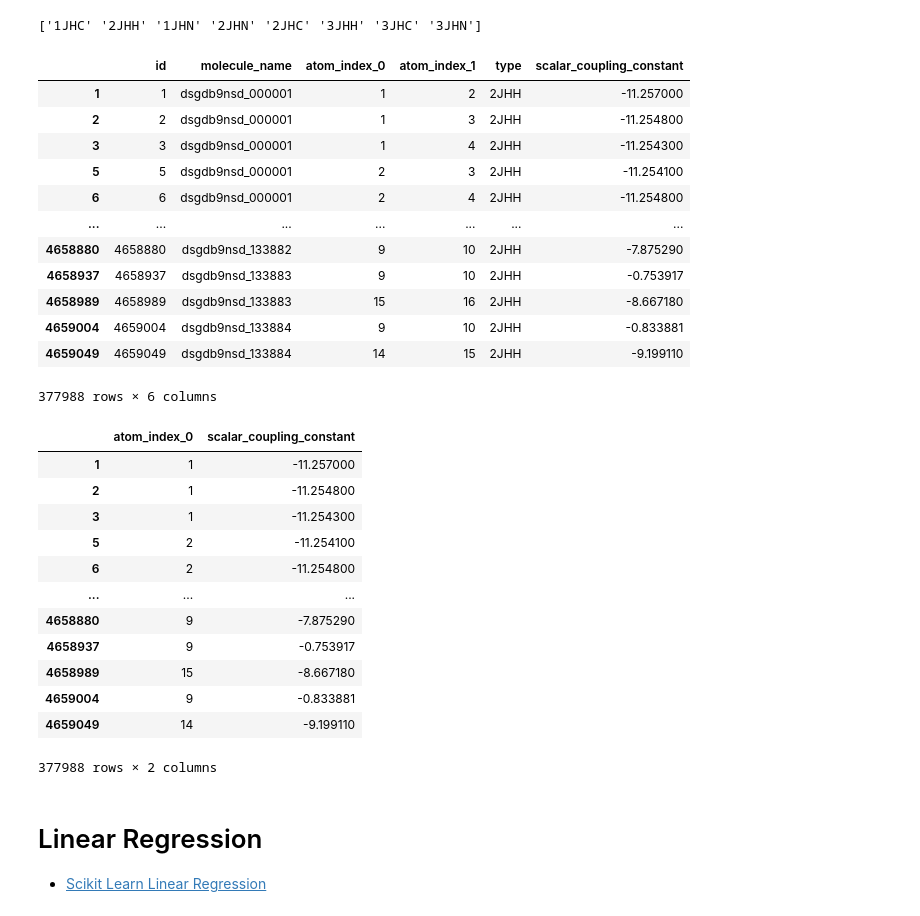
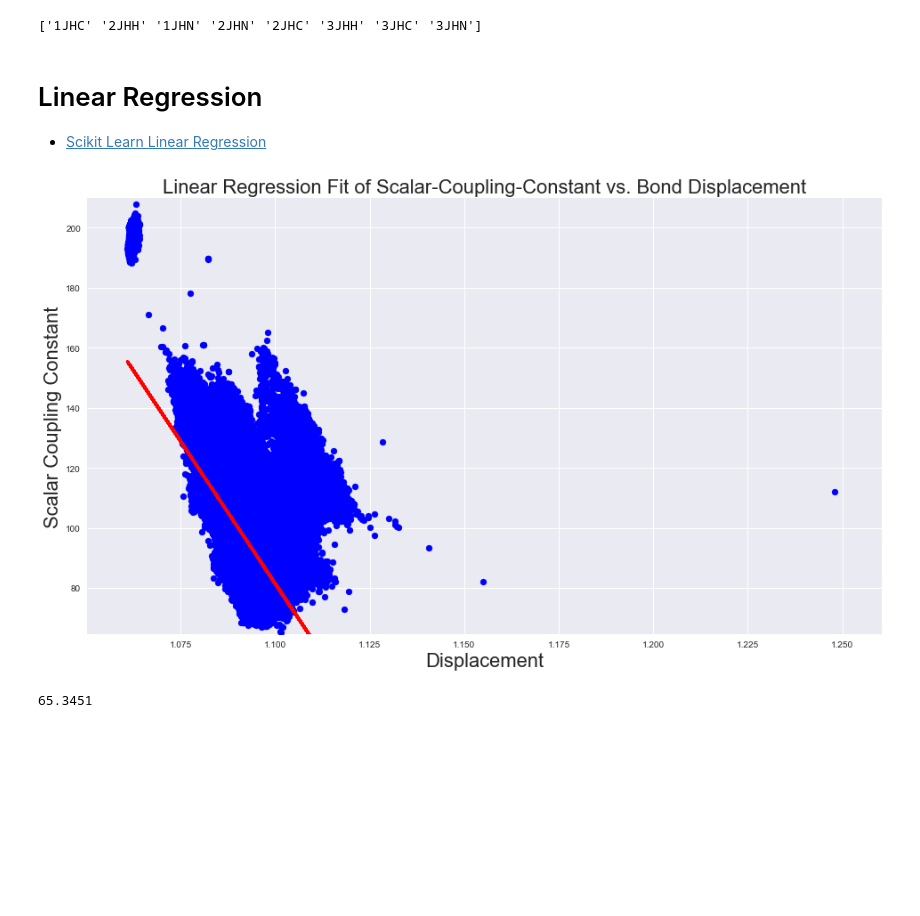
Before and after one commit to stonefollari/champs, a Jupyter notebook: src.ipynb, the cells around one changed output. Saved outputs shown, nothing was run; the diff lists cells and outputs as text; code cells hidden in the pictures; blank space fills up the shorter version.

Commit message:
Linear Regression fitting

```diff
--- a/src.ipynb
+++ b/src.ipynb
@@ -17,3 +15,7 @@ plt.style.use('classic')
+# %%
+plt.style.use('seaborn')
+plt.rcParams["figure.figsize"] = [16,9]
+plt.rcParams.update({'font.size': 16})
 # %% [markdown]
 # Data Sets
 * structures.csv - `structures_df` - Contains the xyz coordinates of each atom within each molecule
@@ -100,3 +73,8 @@ mol_df
 * Linear Regression of Bond Type & Magnitude of Bond Distance.
 # %% [markdown]
 ### The different kinds of bonds present in the data
+# %%
+def atom_displacement(row):
+    return np.linalg.norm(np.array([row['x_1']-row['x_0'],row['y_1']-row['y_0'],row['z_1']-row['z_0']]))
+# %%
+mol_df['displacement'] = mol_df.apply(lambda row: atom_displacement(row), axis=1)
@@ -109,35 +101,34 @@ twojhh_df = train_df[ champs_df.type == '2JHH']
-# %%
-twojhh_df
-# %% [output]
-|  | id | molecule_name | atom_index_0 | atom_index_1 | type | scalar_coupling_constant |
-| 1 | 1 | dsgdb9nsd_000001 | 1 | 2 | 2JHH | -11.257000 |
-| 2 | 2 | dsgdb9nsd_000001 | 1 | 3 | 2JHH | -11.254800 |
-| 3 | 3 | dsgdb9nsd_000001 | 1 | 4 | 2JHH | -11.254300 |
-| 5 | 5 | dsgdb9nsd_000001 | 2 | 3 | 2JHH | -11.254100 |
-| 6 | 6 | dsgdb9nsd_000001 | 2 | 4 | 2JHH | -11.254800 |
-| ... | ... | ... | ... | ... | ... | ... |
-| 4658880 | 4658880 | dsgdb9nsd_133882 | 9 | 10 | 2JHH | -7.875290 |
-| 4658937 | 4658937 | dsgdb9nsd_133883 | 9 | 10 | 2JHH | -0.753917 |
-| 4658989 | 4658989 | dsgdb9nsd_133883 | 15 | 16 | 2JHH | -8.667180 |
-| 4659004 | 4659004 | dsgdb9nsd_133884 | 9 | 10 | 2JHH | -0.833881 |
-| 4659049 | 4659049 | dsgdb9nsd_133884 | 14 | 15 | 2JHH | -9.199110 |
-377988 rows × 6 columns
-# %%
-twojhh_df[['atom_index_0', 'scalar_coupling_constant']]
-# %% [output]
-|  | atom_index_0 | scalar_coupling_constant |
-| 1 | 1 | -11.257000 |
-| 2 | 1 | -11.254800 |
-| 3 | 1 | -11.254300 |
-| 5 | 2 | -11.254100 |
-| 6 | 2 | -11.254800 |
-| ... | ... | ... |
-| 4658880 | 9 | -7.875290 |
-| 4658937 | 9 | -0.753917 |
-| 4658989 | 15 | -8.667180 |
-| 4659004 | 9 | -0.833881 |
-| 4659049 | 14 | -9.199110 |
-377988 rows × 2 columns
 # %% [markdown]
 # Linear Regression
 - [Scikit Learn Linear Regression](https://scikit-learn.org/stable/modules/linear_model.html)
+# %%
+type1 = mol_df[ mol_df.type == '1JHC'][['scalar_coupling_constant','displacement']]
+type1_x = type1['displacement'].values
+type1_X = type1_x.reshape(-1,1)
+type1_y = type1['scalar_coupling_constant'].values
+
+reg = linear_model.LinearRegression()
+reg.fit( type1_X, type1_y )
+
+# n = 500000
+n = type1_x.size
+x = type1_x[:n]
+y = type1_y[:n]
+
+plt.scatter(x, y,c='b')
+plt.plot(x, x*reg.coef_ + reg.intercept_, c='r', linewidth=3, linestyle='solid')
+
+type1_x
+
+plt.xlim([type1_x.min() * 0.99,type1_x.max() * 1.01])
+plt.ylim([type1_y.min() * 0.99,type1_y.max() * 1.01])
+plt.title("Linear Regression Fit of Scalar-Coupling-Constant vs. Bond Displacement", size=22)
+plt.xlabel('Displacement', size=22)
+plt.ylabel('Scalar Coupling Constant', size=22)
+plt.show()
+# %% [output]
+[figure, added]
+# %%
+type1_y.min()
+# %% [output]
+65.3451
```
Also changed, not shown: parts of 10 cells of this notebook.
